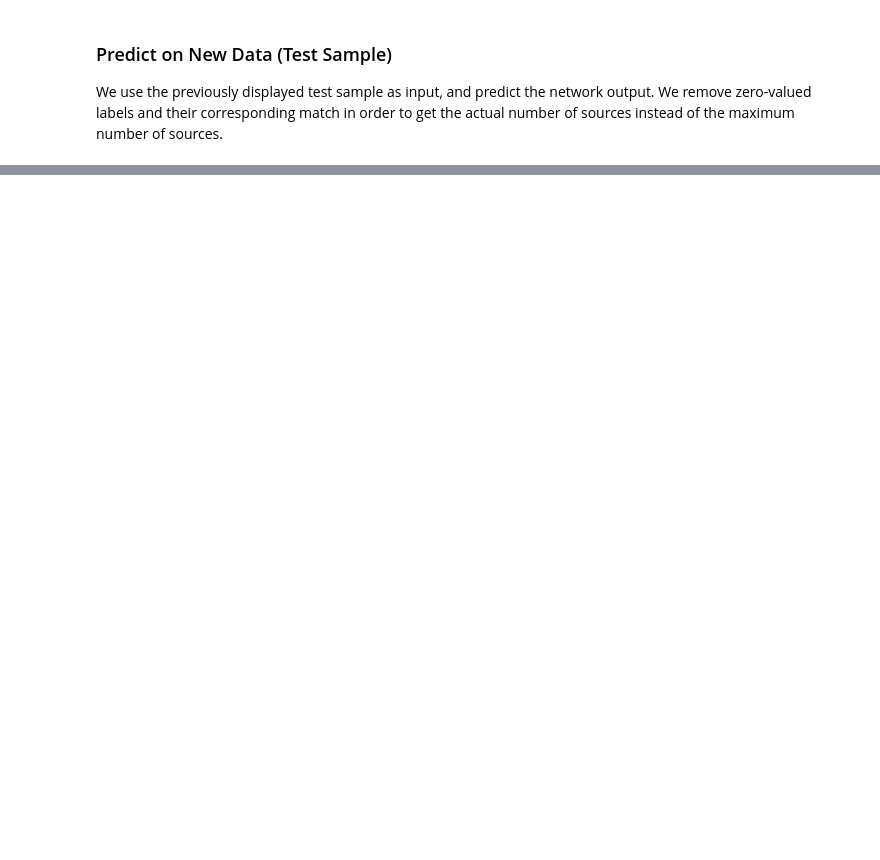
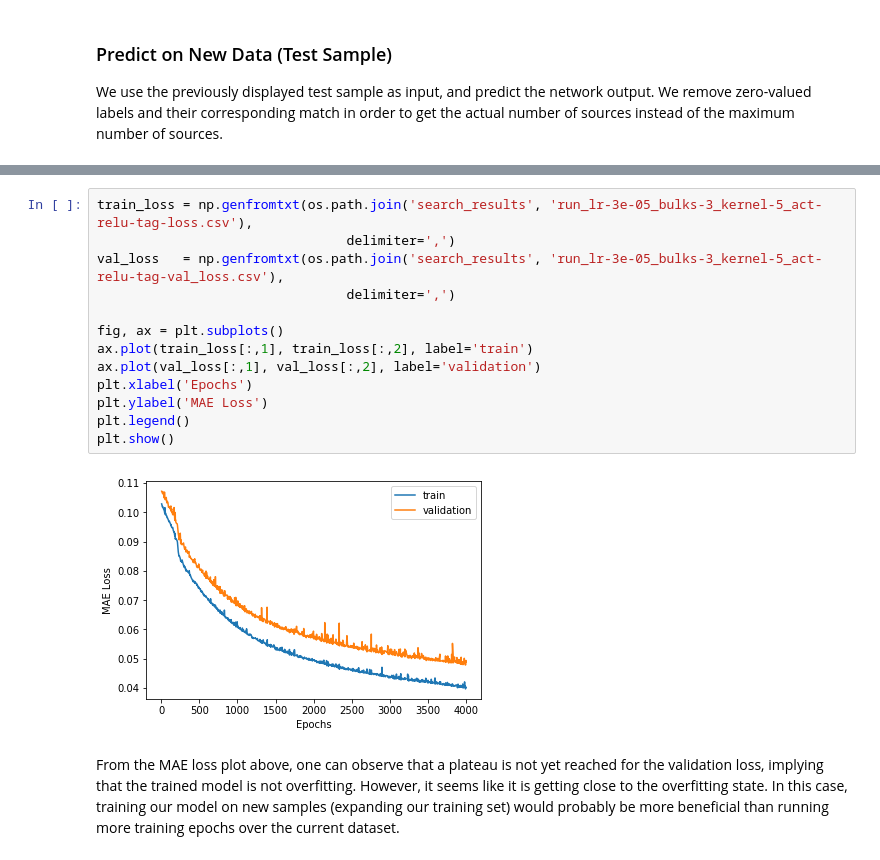
Before and after one commit to OrrAvrech/Alex_Orr_Project, a Jupyter notebook: NNflow/VizResults.ipynb, the cells around one changed output, grey strips where cells are left out. Cells and saved outputs as stored; diff of their text form; blank space fills up the shorter version.

```diff
--- a/NNflow/VizResults.ipynb
+++ b/NNflow/VizResults.ipynb
@@ -177,0 +316,17 @@ showPredictions(y_pred, sample_y)
+# %%
+train_loss = np.genfromtxt(os.path.join('search_results', 'run_lr-3e-05_bulks-3_kernel-5_act-relu-tag-loss.csv'),
+                                delimiter=',')
+val_loss   = np.genfromtxt(os.path.join('search_results', 'run_lr-3e-05_bulks-3_kernel-5_act-relu-tag-val_loss.csv'),
+                                delimiter=',')
+
+fig, ax = plt.subplots()
+ax.plot(train_loss[:,1], train_loss[:,2], label='train')
+ax.plot(val_loss[:,1], val_loss[:,2], label='validation')
+plt.xlabel('Epochs')
+plt.ylabel('MAE Loss')
+plt.legend()
+plt.show()
+# %% [output]
+[figure, added]
+# %% [markdown]
+From the MAE loss plot above, one can observe that a plateau is not yet reached for the validation loss, implying that the trained model is not overfitting. However, it seems like it is getting close to the overfitting state. In this case, training our model on new samples (expanding our training set) would probably be more beneficial than running more training epochs over the current dataset.
```
Also changed, not shown: parts of 28 cells of this notebook, 11 other files.
